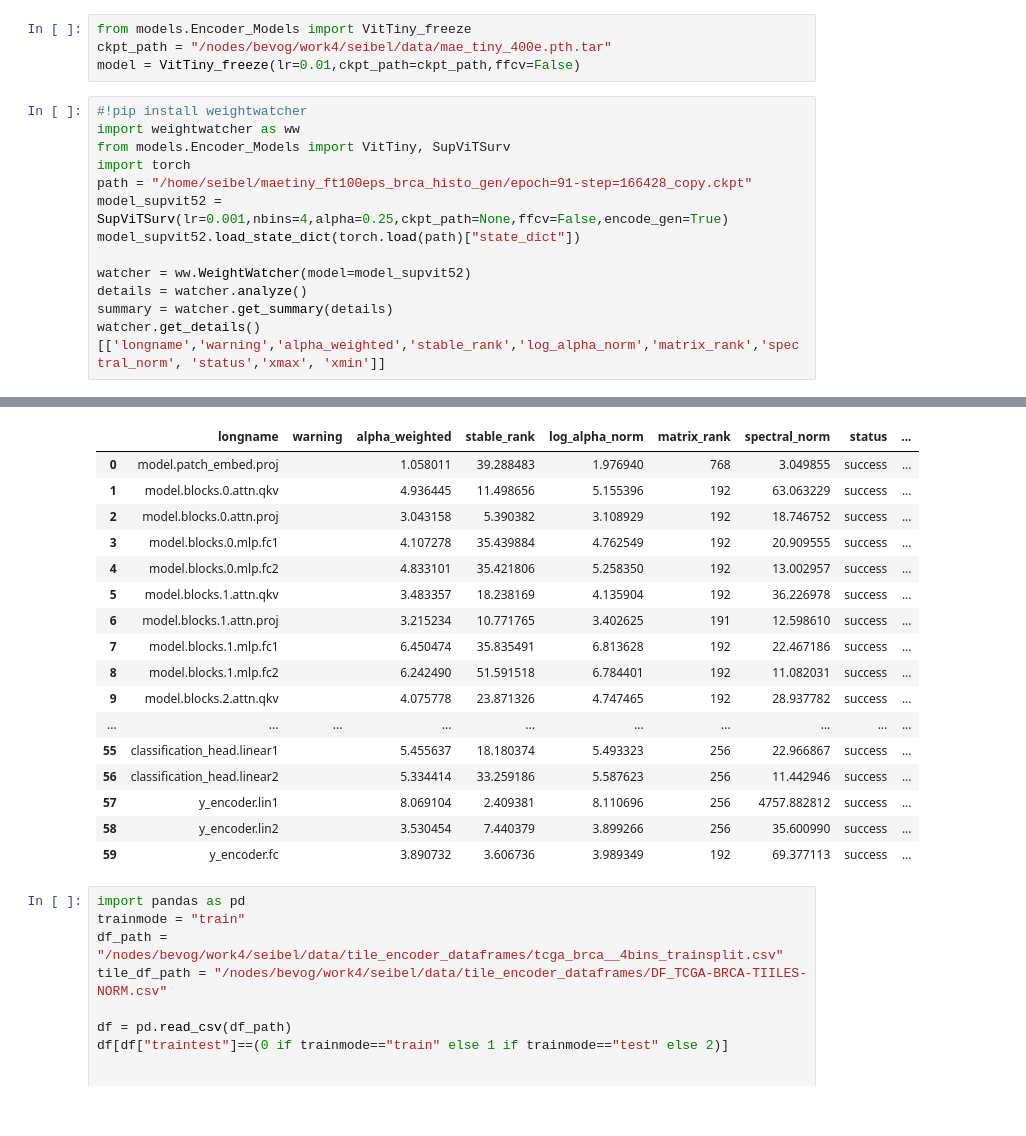
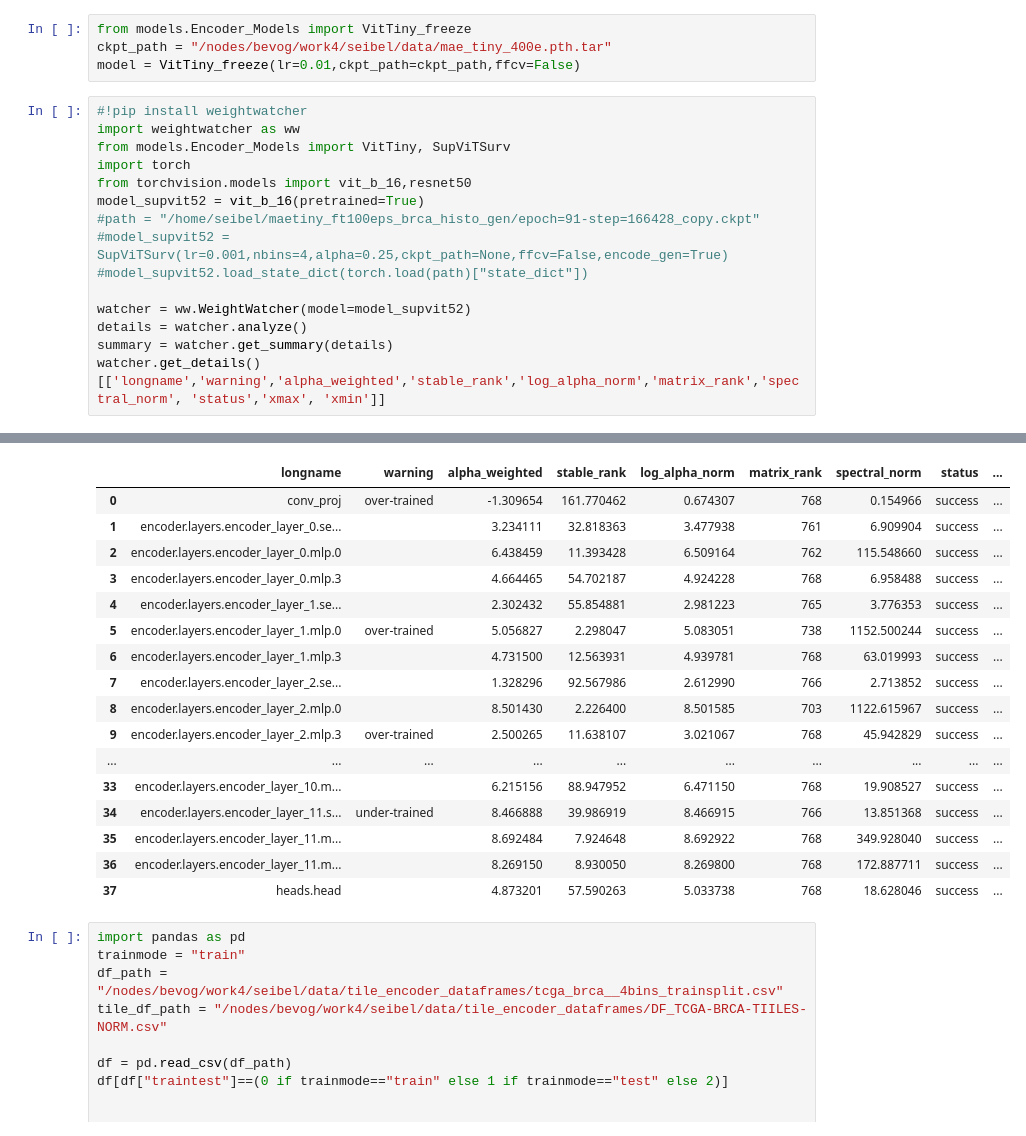
Before and after one commit to SeibelT/multimodal_survival_prediction, a Jupyter notebook: Encoding_Explained.ipynb, the cells around one changed output, grey strips where cells are left out. Saved outputs shown, nothing was run; the diff lists cells and outputs as text.

```diff
--- a/Encoding_Explained.ipynb
+++ b/Encoding_Explained.ipynb
@@ -1212,9 +1212,11 @@ model = VitTiny_freeze(lr=0.01,ckpt_path=ckpt_path,ffcv=False)
 import weightwatcher as ww
 from models.Encoder_Models import VitTiny, SupViTSurv
 import torch
-path = "/home/seibel/maetiny_ft100eps_brca_histo_gen/epoch=91-step=166428_copy.ckpt"
-model_supvit52 = SupViTSurv(lr=0.001,nbins=4,alpha=0.25,ckpt_path=None,ffcv=False,encode_gen=True)
-model_supvit52.load_state_dict(torch.load(path)["state_dict"])
+from torchvision.models import vit_b_16,resnet50
+model_supvit52 = vit_b_16(pretrained=True)
+#path = "/home/seibel/maetiny_ft100eps_brca_histo_gen/epoch=91-step=166428_copy.ckpt"
+#model_supvit52 = SupViTSurv(lr=0.001,nbins=4,alpha=0.25,ckpt_path=None,ffcv=False,encode_gen=True)
+#model_supvit52.load_state_dict(torch.load(path)["state_dict"])
 
 watcher = ww.WeightWatcher(model=model_supvit52)
 details = watcher.analyze()
@@ -1224,20 +1227,20 @@ watcher.get_details()[['longname','warning','alpha_weighted','stable_rank','log_
 |  | longname | warning | alpha_weighted | stable_rank | log_alpha_norm | matrix_rank | spectral_norm | status | ... |
-| 0 | model.patch_embed.proj |  | 1.058011 | 39.288483 | 1.976940 | 768 | 3.049855 | success | ... |
-| 1 | model.blocks.0.attn.qkv |  | 4.936445 | 11.498656 | 5.155396 | 192 | 63.063229 | success | ... |
-| 2 | model.blocks.0.attn.proj |  | 3.043158 | 5.390382 | 3.108929 | 192 | 18.746752 | success | ... |
-| 3 | model.blocks.0.mlp.fc1 |  | 4.107278 | 35.439884 | 4.762549 | 192 | 20.909555 | success | ... |
-| 4 | model.blocks.0.mlp.fc2 |  | 4.833101 | 35.421806 | 5.258350 | 192 | 13.002957 | success | ... |
-| 5 | model.blocks.1.attn.qkv |  | 3.483357 | 18.238169 | 4.135904 | 192 | 36.226978 | success | ... |
-| 6 | model.blocks.1.attn.proj |  | 3.215234 | 10.771765 | 3.402625 | 191 | 12.598610 | success | ... |
-| 7 | model.blocks.1.mlp.fc1 |  | 6.450474 | 35.835491 | 6.813628 | 192 | 22.467186 | success | ... |
-| 8 | model.blocks.1.mlp.fc2 |  | 6.242490 | 51.591518 | 6.784401 | 192 | 11.082031 | success | ... |
-| 9 | model.blocks.2.attn.qkv |  | 4.075778 | 23.871326 | 4.747465 | 192 | 28.937782 | success | ... |
+| 0 | conv_proj | over-trained | -1.309654 | 161.770462 | 0.674307 | 768 | 0.154966 | success | ... |
+| 1 | encoder.layers.encoder_layer_0.se... |  | 3.234111 | 32.818363 | 3.477938 | 761 | 6.909904 | success | ... |
+| 2 | encoder.layers.encoder_layer_0.mlp.0 |  | 6.438459 | 11.393428 | 6.509164 | 762 | 115.548660 | success | ... |
+| 3 | encoder.layers.encoder_layer_0.mlp.3 |  | 4.664465 | 54.702187 | 4.924228 | 768 | 6.958488 | success | ... |
+| 4 | encoder.layers.encoder_layer_1.se... |  | 2.302432 | 55.854881 | 2.981223 | 765 | 3.776353 | success | ... |
+| 5 | encoder.layers.encoder_layer_1.mlp.0 | over-trained | 5.056827 | 2.298047 | 5.083051 | 738 | 1152.500244 | success | ... |
+| 6 | encoder.layers.encoder_layer_1.mlp.3 |  | 4.731500 | 12.563931 | 4.939781 | 768 | 63.019993 | success | ... |
+| 7 | encoder.layers.encoder_layer_2.se... |  | 1.328296 | 92.567986 | 2.612990 | 766 | 2.713852 | success | ... |
+| 8 | encoder.layers.encoder_layer_2.mlp.0 |  | 8.501430 | 2.226400 | 8.501585 | 703 | 1122.615967 | success | ... |
+| 9 | encoder.layers.encoder_layer_2.mlp.3 | over-trained | 2.500265 | 11.638107 | 3.021067 | 768 | 45.942829 | success | ... |
 | ... | ... | ... | ... | ... | ... | ... | ... | ... | ... |
-| 55 | classification_head.linear1 |  | 5.455637 | 18.180374 | 5.493323 | 256 | 22.966867 | success | ... |
-| 56 | classification_head.linear2 |  | 5.334414 | 33.259186 | 5.587623 | 256 | 11.442946 | success | ... |
-| 57 | y_encoder.lin1 |  | 8.069104 | 2.409381 | 8.110696 | 256 | 4757.882812 | success | ... |
-| 58 | y_encoder.lin2 |  | 3.530454 | 7.440379 | 3.899266 | 256 | 35.600990 | success | ... |
-| 59 | y_encoder.fc |  | 3.890732 | 3.606736 | 3.989349 | 192 | 69.377113 | success | ... |
+| 33 | encoder.layers.encoder_layer_10.m... |  | 6.215156 | 88.947952 | 6.471150 | 768 | 19.908527 | success | ... |
+| 34 | encoder.layers.encoder_layer_11.s... | under-trained | 8.466888 | 39.986919 | 8.466915 | 766 | 13.851368 | success | ... |
+| 35 | encoder.layers.encoder_layer_11.m... |  | 8.692484 | 7.924648 | 8.692922 | 768 | 349.928040 | success | ... |
+| 36 | encoder.layers.encoder_layer_11.m... |  | 8.269150 | 8.930050 | 8.269800 | 768 | 172.887711 | success | ... |
+| 37 | heads.head |  | 4.873201 | 57.590263 | 5.033738 | 768 | 18.628046 | success | ... |
 # %%
 import pandas as pd
 trainmode = "train"
```
Also changed, not shown: parts of 1 cell of this notebook, 4 other files.
